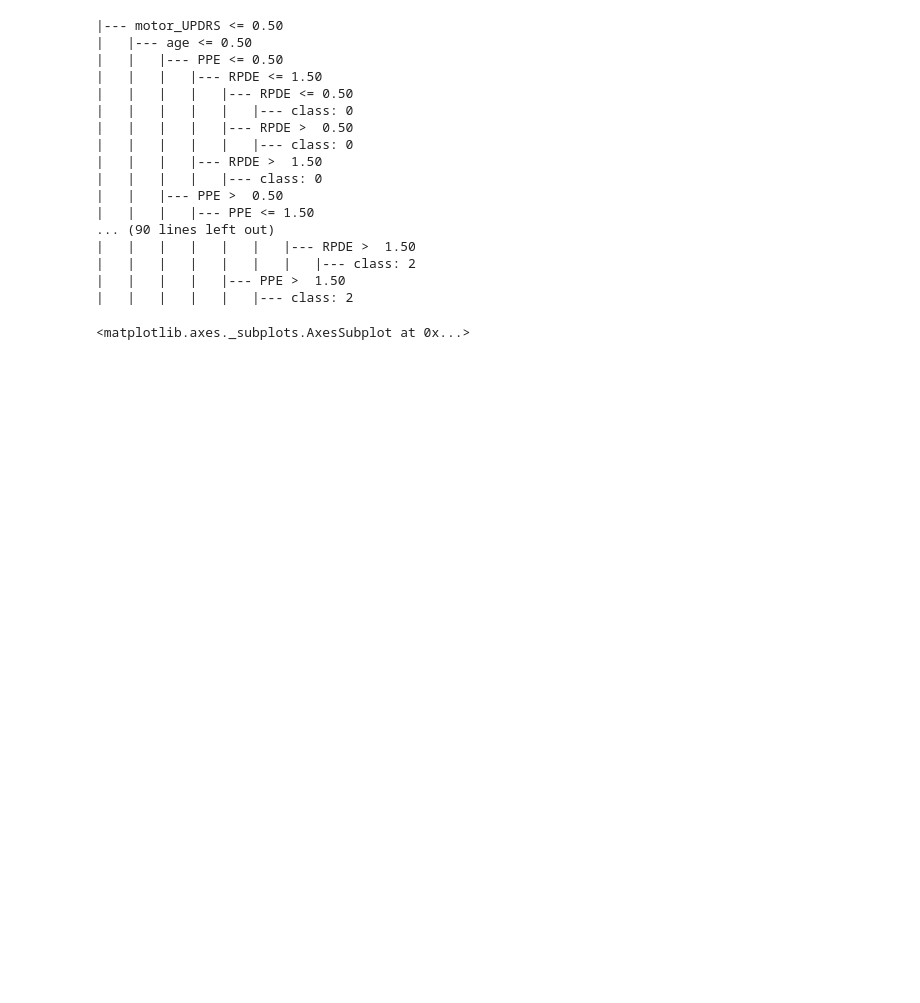
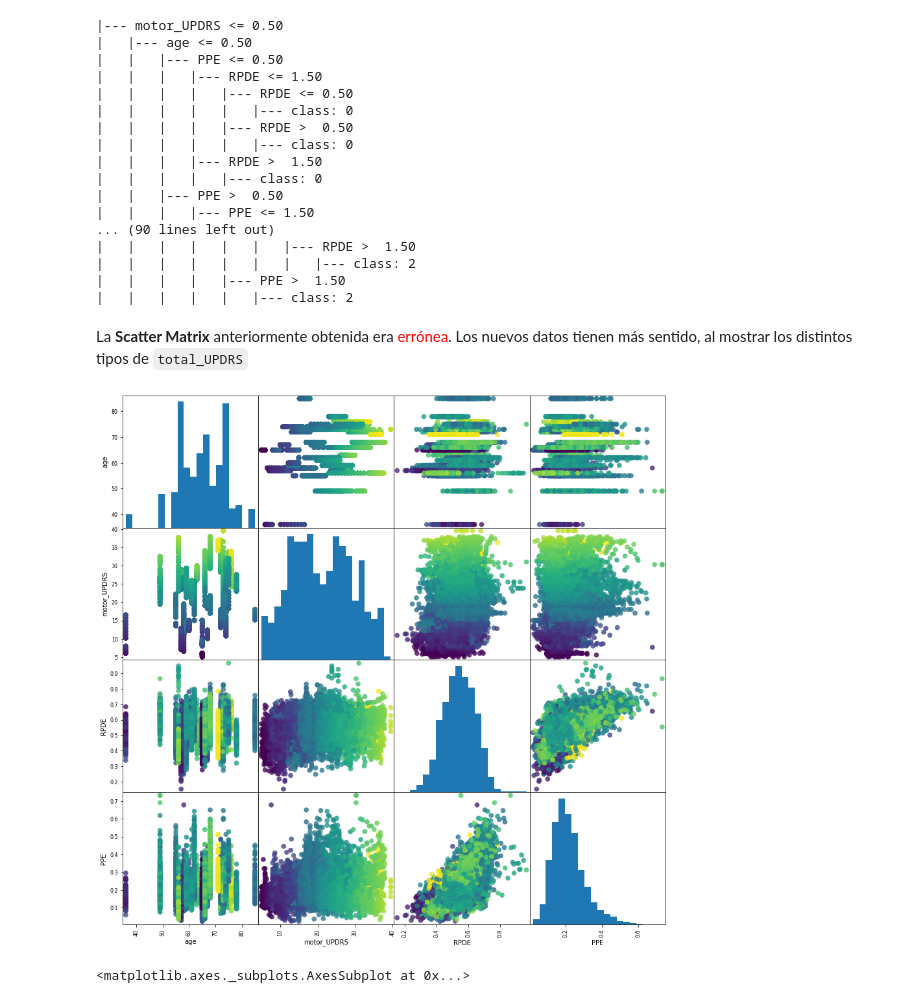
Before and after one commit to jadvani/Cuestionario5_AA, a Jupyter notebook: cuestionario_5_javier_advani.ipynb, the cells around one changed output. Cells and saved outputs as stored; diff of their text form; code cells hidden in the pictures; blank space fills up the shorter version.

```diff
--- a/cuestionario_5_javier_advani.ipynb
+++ b/cuestionario_5_javier_advani.ipynb
@@ -389,6 +349,13 @@ print(model_text)
 |   |   |   |   |   |   |   |--- class: 2
 |   |   |   |   |--- PPE >  1.50
 |   |   |   |   |   |--- class: 2
+# %% [markdown]
+La **Scatter Matrix** anteriormente obtenida era <font color='red'>errónea</font>. Los nuevos datos tienen más sentido, al mostrar los distintos tipos de `total_UPDRS`
+# %%
+sp = pd.plotting.scatter_matrix(parkinson_dataframe, c=y, figsize=(15, 15), marker='o',
+                                 hist_kwds={'bins': 20}, s=60, alpha=.8)
+# %% [output]
+[figure, added]
 # %%
 import seaborn as sns
 import matplotlib.pyplot as plt
```
Also changed, not shown: parts of 28 cells of this notebook, 4 other files.
